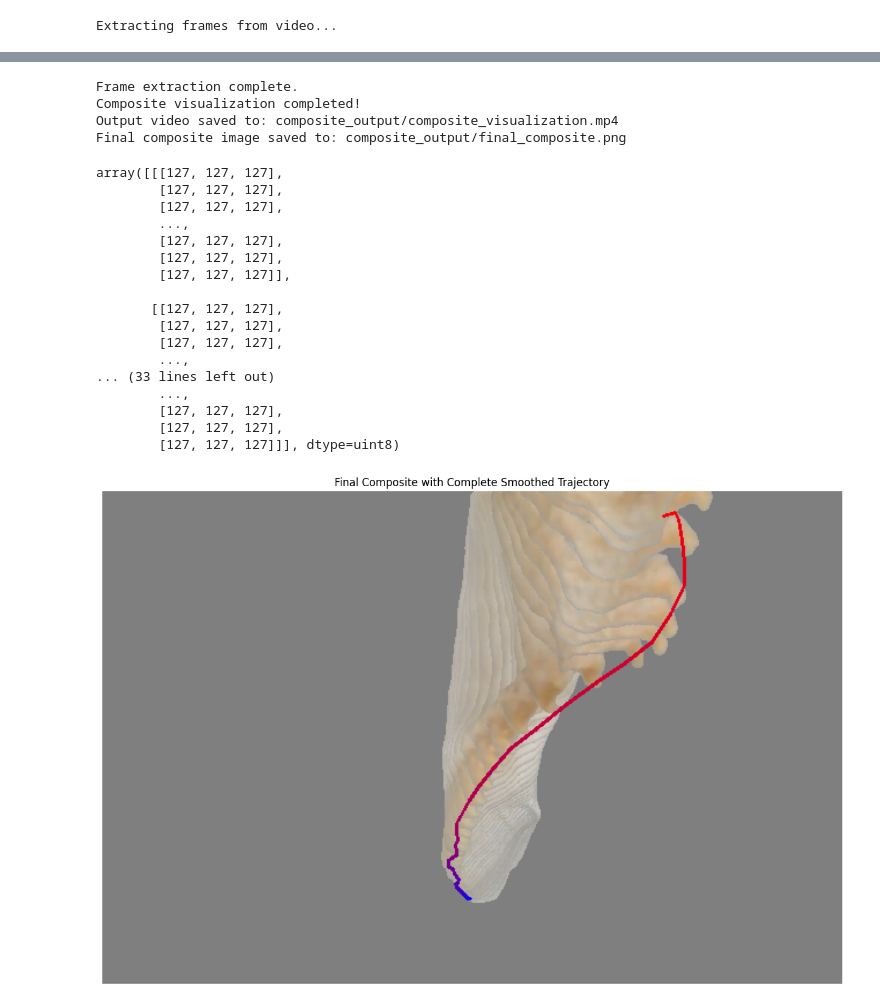
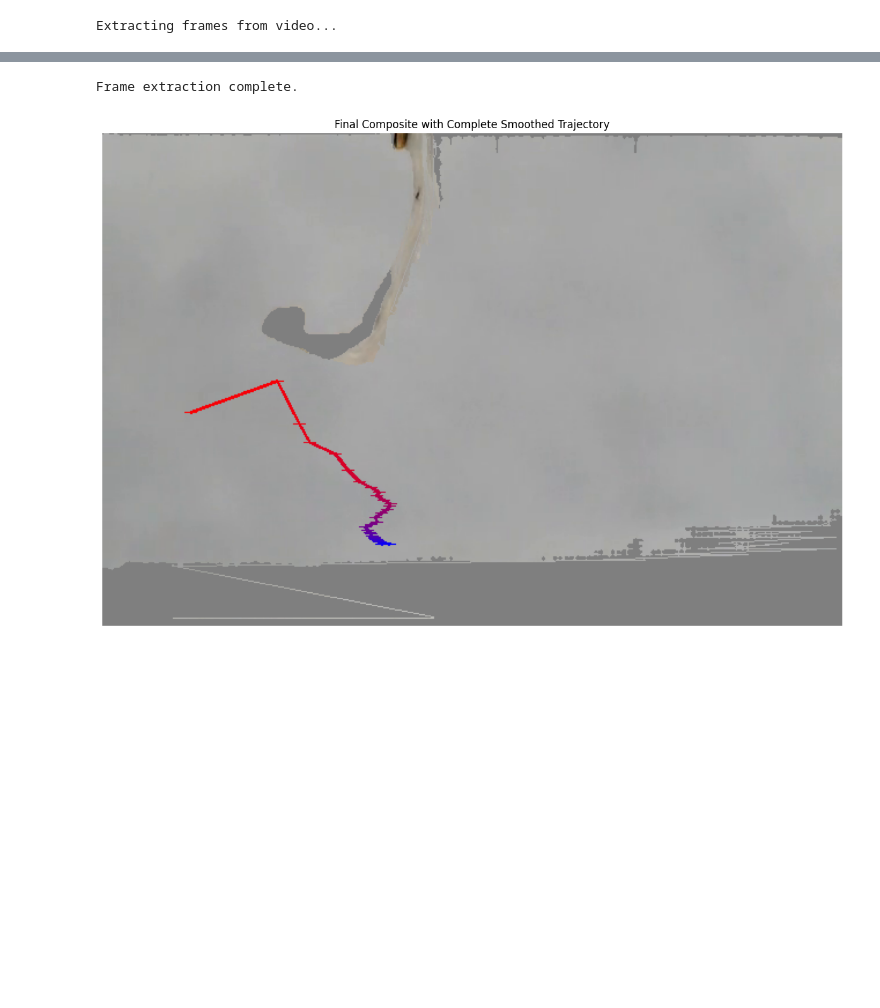
Before and after one commit to YitongTseo/cellulose_origami, a Jupyter notebook: masked_trail.ipynb, the cells around one changed output, grey strips where cells are left out. Cells and saved outputs as stored; diff of their text form; code cells hidden in the pictures; blank space fills up the shorter version.

```diff
--- a/masked_trail.ipynb
+++ b/masked_trail.ipynb
@@ -259,10 +342,10 @@ def create_tracking_composite(
 # %%
-movie_name ='control_idx2_100x'
-create_tracking_composite(
+movie_name = "bimorph_idx4_100x"
+track = create_tracking_composite(
     json_file_path=f"tracked_trajectories/{movie_name}_json.csv",
-    video_path=f"bimorph_videos/{movie_name}.mov",
-    output_folder="composite_output",
-    show_progress=False
+    video_path=f"bimorph_videos/{movie_name}.mp4",
+    output_composite_file_name=f"{movie_name}_composite.pdf",
+    show_progress=False,
 )
 # %% [output]
 Extracting frames from video...
@@ -286,22 +369,2 @@ frame=   51 fps=0.0 q=-0.0 Lsize=N/A time=00:00:30.60 bitrate=N/A speed= 115x
 Frame extraction complete.
-Composite visualization completed!
-Output video saved to: composite_output/composite_visualization.mp4
-Final composite image saved to: composite_output/final_composite.png
-array([[[127, 127, 127],
-        [127, 127, 127],
-        [127, 127, 127],
-        ...,
-        [127, 127, 127],
-        [127, 127, 127],
-        [127, 127, 127]],
-
-       [[127, 127, 127],
-        [127, 127, 127],
-        [127, 127, 127],
-        ...,
-... (33 lines left out)
-        ...,
-        [127, 127, 127],
-        [127, 127, 127],
-        [127, 127, 127]]], dtype=uint8)
-[figure, old version]
+[figure, new version]
```
Also changed, not shown: parts of 10 cells of this notebook, 51 other files.
